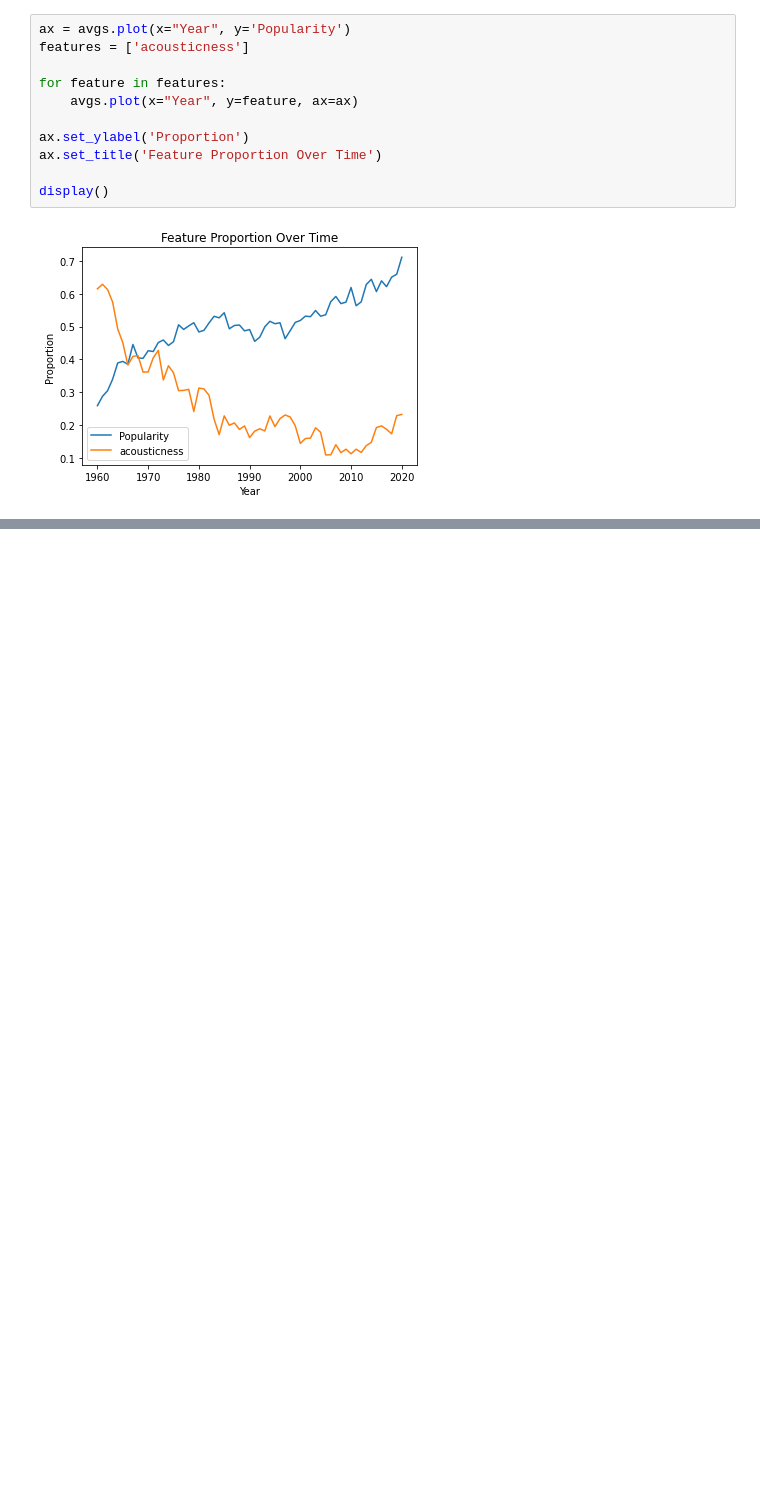
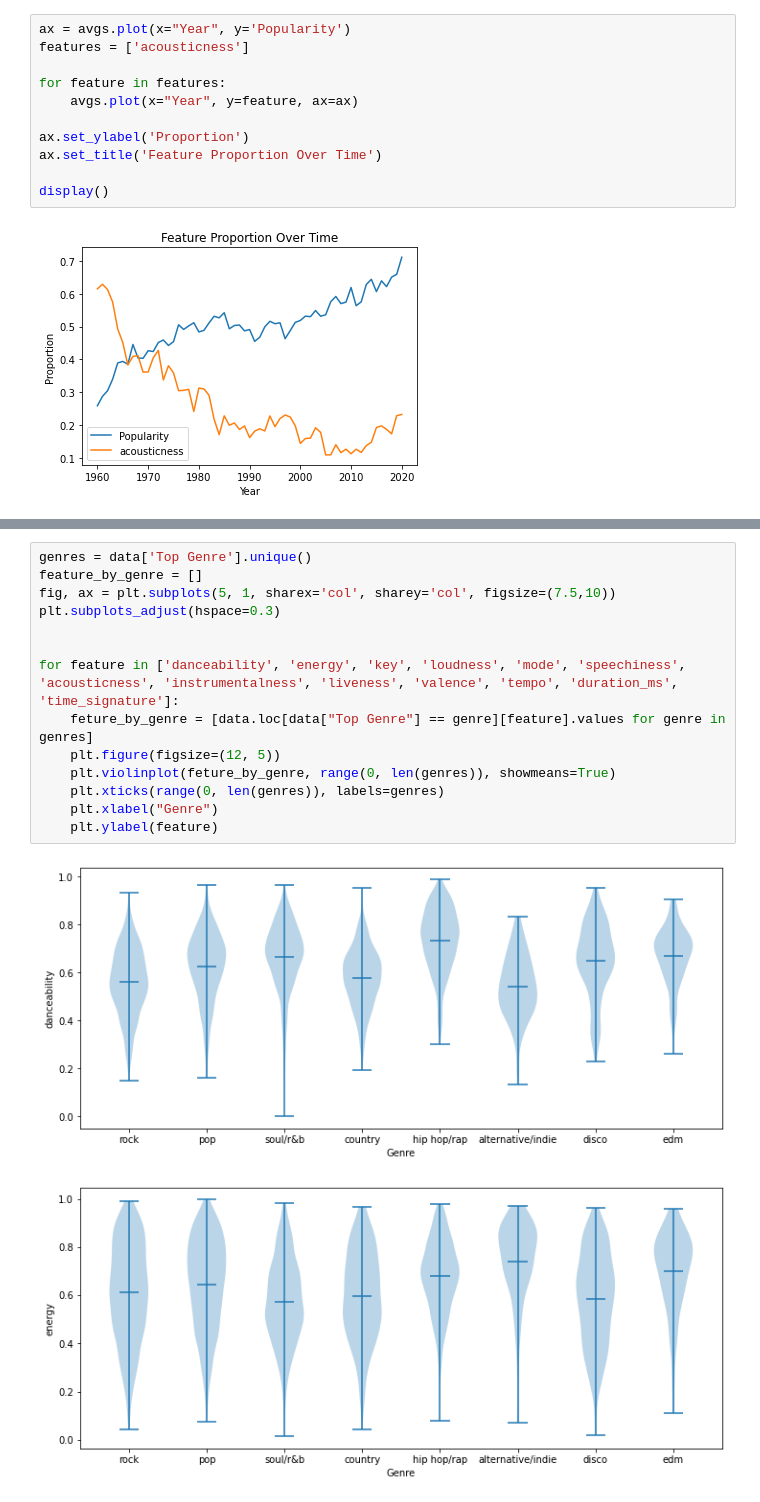
Before and after one commit to aholtz06/CMSC320_Final, a Jupyter notebook: src/Data_Exploration.ipynb, the cells around one changed output, grey strips where cells are left out. Cells and saved outputs as stored; diff of their text form; blank space fills up the shorter version.

```diff
--- a/src/Data_Exploration.ipynb
+++ b/src/Data_Exploration.ipynb
@@ -110,0 +139,17 @@ display()
+# %%
+genres = data['Top Genre'].unique()
+feature_by_genre = []
+fig, ax = plt.subplots(5, 1, sharex='col', sharey='col', figsize=(7.5,10))
+plt.subplots_adjust(hspace=0.3)
+
+
+for feature in ['danceability', 'energy', 'key', 'loudness', 'mode', 'speechiness', 'acousticness', 'instrumentalness', 'liveness', 'valence', 'tempo', 'duration_ms', 'time_signature']:
+    feture_by_genre = [data.loc[data["Top Genre"] == genre][feature].values for genre in genres]
+    plt.figure(figsize=(12, 5))
+    plt.violinplot(feture_by_genre, range(0, len(genres)), showmeans=True)
+    plt.xticks(range(0, len(genres)), labels=genres)
+    plt.xlabel("Genre")
+    plt.ylabel(feature)
+# %% [output]
+[figure, added]
+[figure, added]
```
Also changed, not shown: parts of 6 cells of this notebook.
